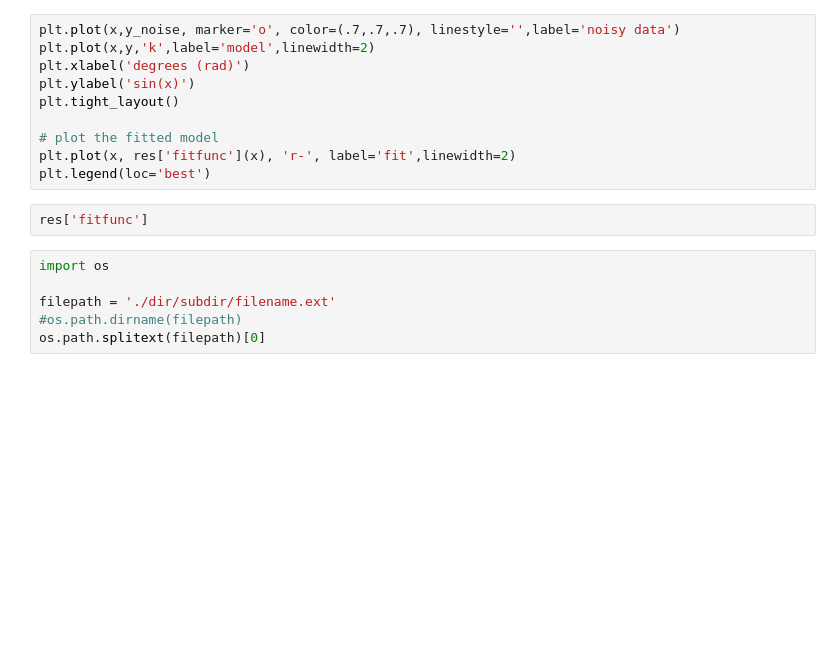
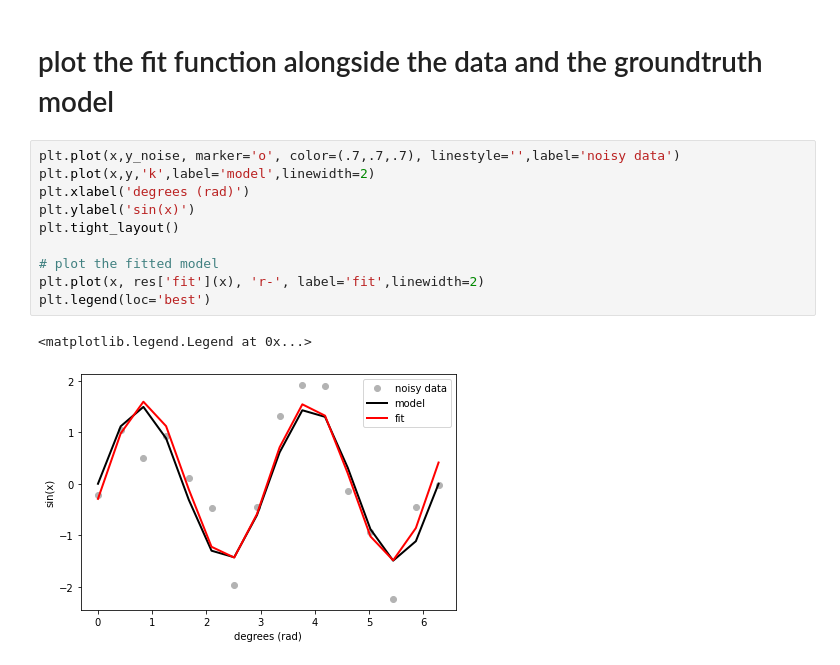
Before and after one commit to mmdrahmani/python-for-neuroscience, a Jupyter notebook: tutorial_01_sine_fit.ipynb, the cells around one changed output. Cells and saved outputs as stored; diff of their text form; blank space fills up the shorter version.

```diff
--- a/tutorial_01_sine_fit.ipynb
+++ b/tutorial_01_sine_fit.ipynb
@@ -61,18 +128,15 @@ print( "Predicted Parameters:\n\n Amplitude=%(amp)s,\n Angular freq.=%(omega)s,\
+# %% [markdown]
+# plot the fit function alongside the data and the groundtruth model
 # %%
 plt.plot(x,y_noise, marker='o', color=(.7,.7,.7), linestyle='',label='noisy data')
 plt.plot(x,y,'k',label='model',linewidth=2)
 plt.xlabel('degrees (rad)')
 plt.ylabel('sin(x)')
 plt.tight_layout()
 
 # plot the fitted model
-plt.plot(x, res['fitfunc'](x), 'r-', label='fit',linewidth=2)
+plt.plot(x, res['fit'](x), 'r-', label='fit',linewidth=2)
 plt.legend(loc='best')
+# %% [output]
+<matplotlib.legend.Legend at 0x...>
+[figure, added]
-# %%
-res['fitfunc']
-# %%
-import os
-
-filepath = './dir/subdir/filename.ext'
-#os.path.dirname(filepath)
-os.path.splitext(filepath)[0]
```
Also changed, not shown: parts of 14 cells of this notebook.
